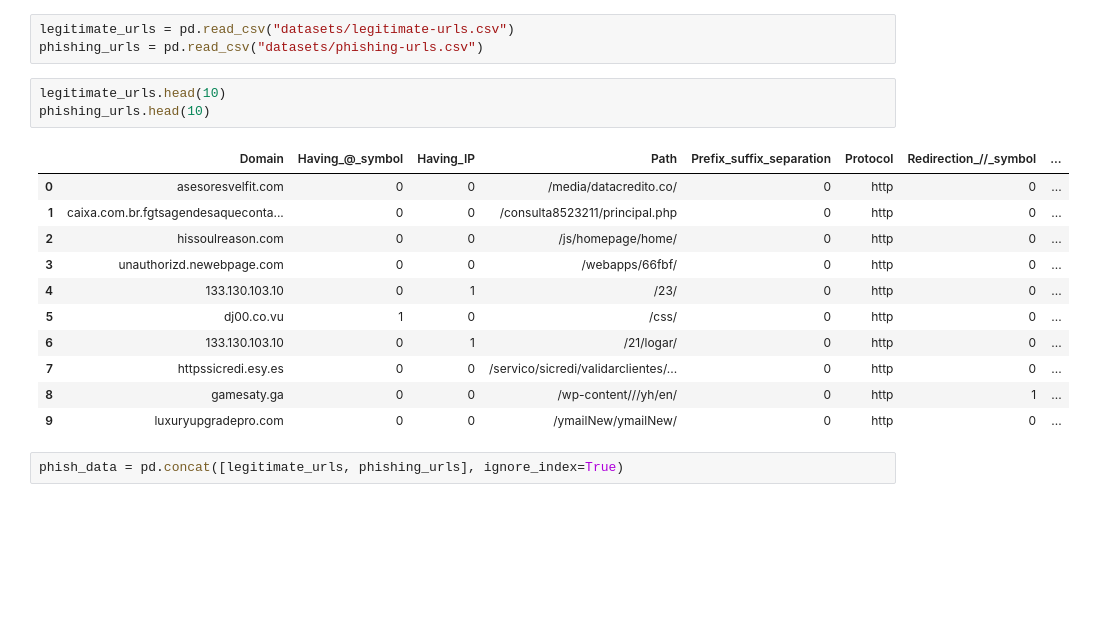
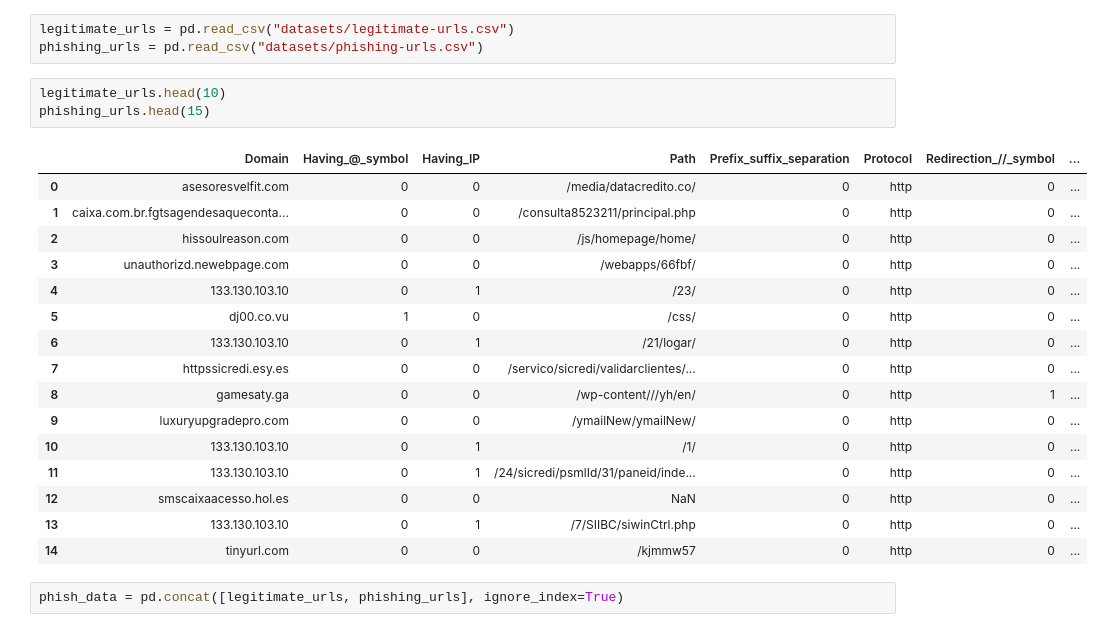
Before and after one commit to Ethical-Saleem/phishing-detection, a Jupyter notebook: RandomForest_Classifier.ipynb, the cells around one changed output. Drawn from its saved outputs; the diff is of its cells as text; blank space fills up the shorter version.

```diff
--- a/RandomForest_Classifier.ipynb
+++ b/RandomForest_Classifier.ipynb
@@ -7,19 +7,24 @@ legitimate_urls = pd.read_csv("datasets/legitimate-urls.csv")
 phishing_urls = pd.read_csv("datasets/phishing-urls.csv")
 # %%
 legitimate_urls.head(10)
-phishing_urls.head(10)
+phishing_urls.head(15)
 # %% [output]
 |  | Domain | Having_@_symbol | Having_IP | Path | Prefix_suffix_separation | Protocol | Redirection_//_symbol | ... |
 | 0 | asesoresvelfit.com | 0 | 0 | /media/datacredito.co/ | 0 | http | 0 | ... |
 | 1 | caixa.com.br.fgtsagendesaqueconta... | 0 | 0 | /consulta8523211/principal.php | 0 | http | 0 | ... |
 | 2 | hissoulreason.com | 0 | 0 | /js/homepage/home/ | 0 | http | 0 | ... |
 | 3 | unauthorizd.newebpage.com | 0 | 0 | /webapps/66fbf/ | 0 | http | 0 | ... |
 | 4 | 133.130.103.10 | 0 | 1 | /23/ | 0 | http | 0 | ... |
 | 5 | dj00.co.vu | 1 | 0 | /css/ | 0 | http | 0 | ... |
 | 6 | 133.130.103.10 | 0 | 1 | /21/logar/ | 0 | http | 0 | ... |
 | 7 | httpssicredi.esy.es | 0 | 0 | /servico/sicredi/validarclientes/... | 0 | http | 0 | ... |
 | 8 | gamesaty.ga | 0 | 0 | /wp-content///yh/en/ | 0 | http | 1 | ... |
 | 9 | luxuryupgradepro.com | 0 | 0 | /ymailNew/ymailNew/ | 0 | http | 0 | ... |
+| 10 | 133.130.103.10 | 0 | 1 | /1/ | 0 | http | 0 | ... |
+| 11 | 133.130.103.10 | 0 | 1 | /24/sicredi/psmlId/31/paneid/inde... | 0 | http | 0 | ... |
+| 12 | smscaixaacesso.hol.es | 0 | 0 | NaN | 0 | http | 0 | ... |
+| 13 | 133.130.103.10 | 0 | 1 | /7/SIIBC/siwinCtrl.php | 0 | http | 0 | ... |
+| 14 | tinyurl.com | 0 | 0 | /kjmmw57 | 0 | http | 0 | ... |
 # %%
 phish_data = pd.concat([legitimate_urls, phishing_urls], ignore_index=True)
 # %%
```
Also changed, not shown: parts of 18 cells of this notebook, 6 other files.
